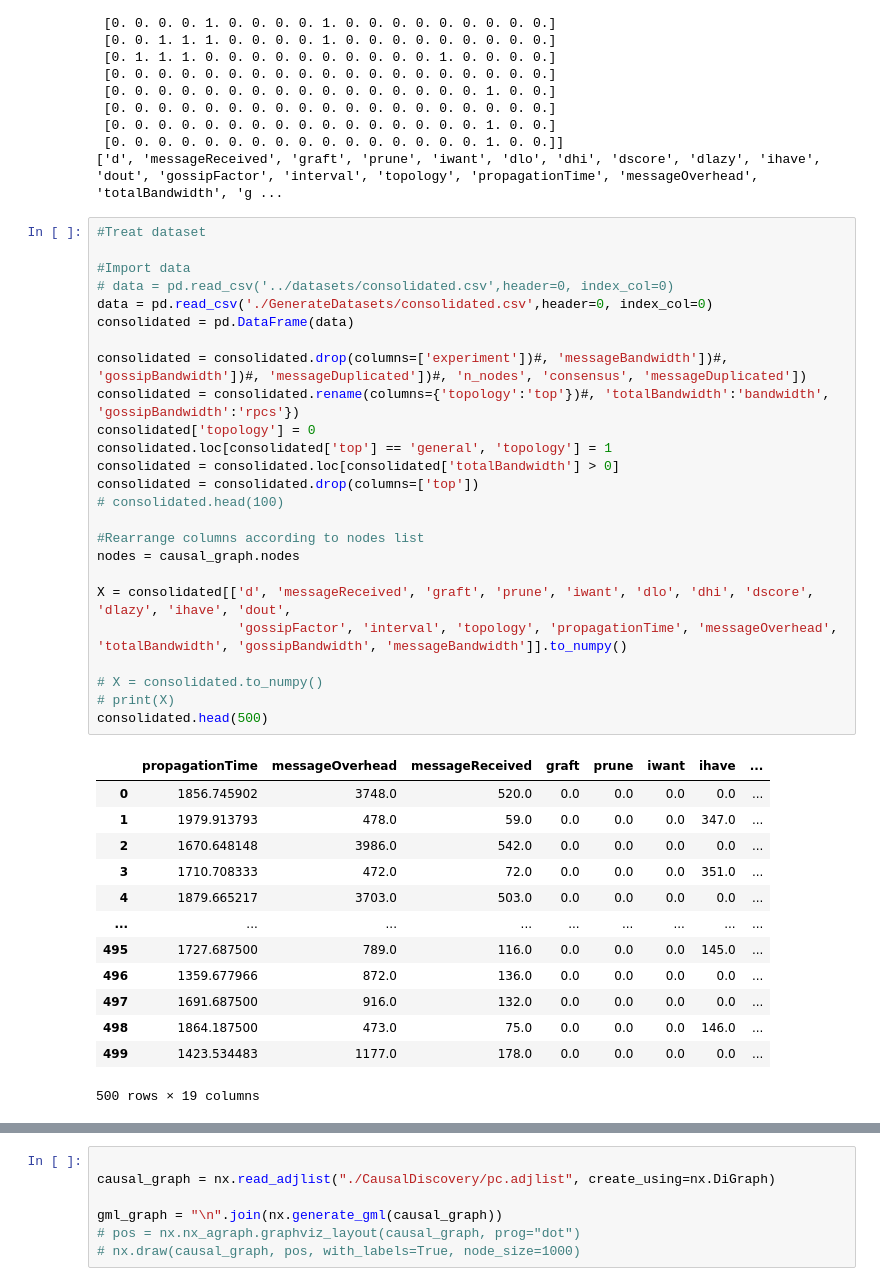
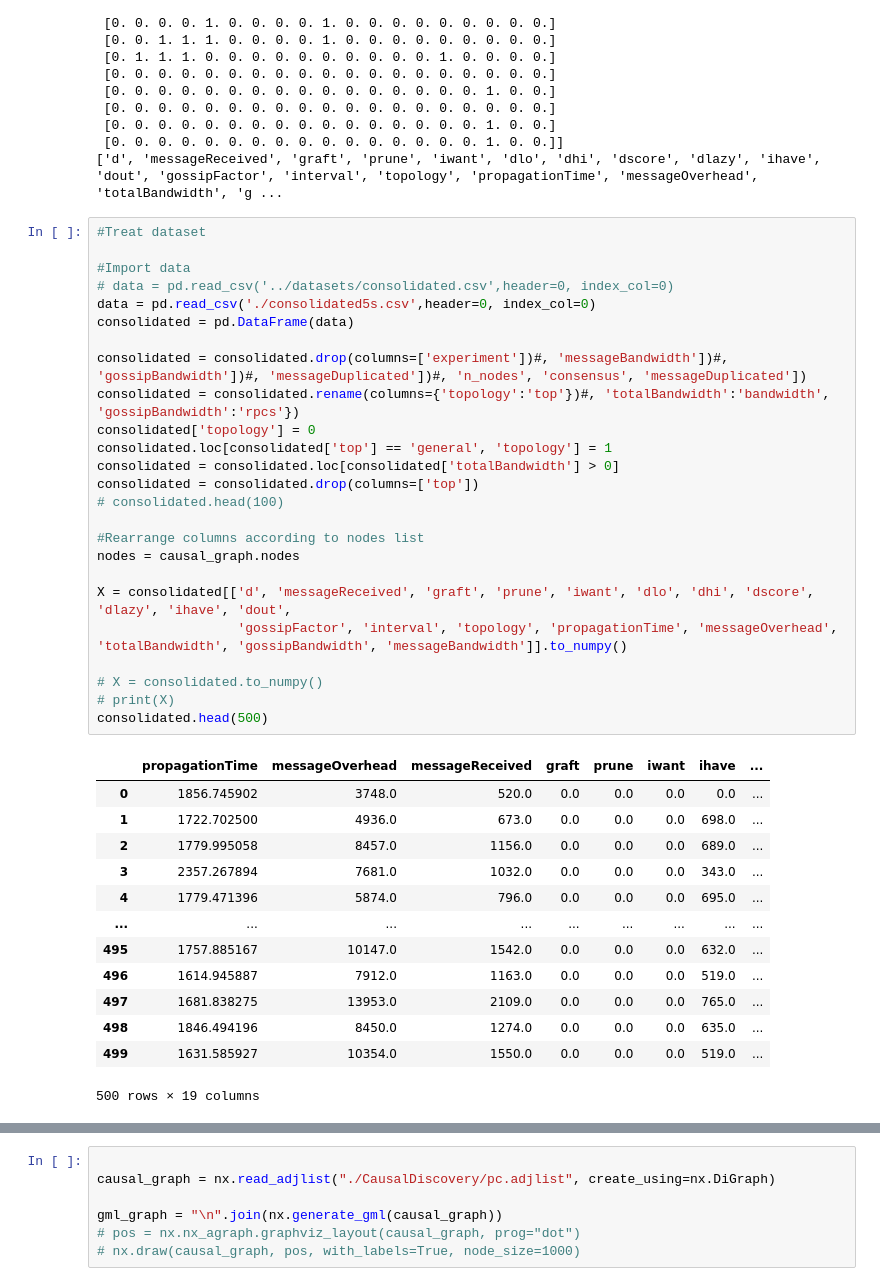
Before and after one commit to FlavScheidt/flexi-pipe, a Jupyter notebook: data/CausalAnalysis/ModelEvaluation.ipynb, the cells around one changed output, grey strips where cells are left out. Drawn from its saved outputs; the diff is of its cells as text.

```diff
--- a/data/CausalAnalysis/ModelEvaluation.ipynb
+++ b/data/CausalAnalysis/ModelEvaluation.ipynb
@@ -93,41 +93,41 @@ print(causal_graph.nodes)
 # %%
 #Treat dataset
 
 #Import data
 # data = pd.read_csv('../datasets/consolidated.csv',header=0, index_col=0)
-data = pd.read_csv('./GenerateDatasets/consolidated.csv',header=0, index_col=0)
+data = pd.read_csv('./consolidated5s.csv',header=0, index_col=0)
 consolidated = pd.DataFrame(data)
 
 consolidated = consolidated.drop(columns=['experiment'])#, 'messageBandwidth'])#, 'gossipBandwidth'])#, 'messageDuplicated'])#, 'n_nodes', 'consensus', 'messageDuplicated'])
 consolidated = consolidated.rename(columns={'topology':'top'})#, 'totalBandwidth':'bandwidth', 'gossipBandwidth':'rpcs'})
 consolidated['topology'] = 0
 consolidated.loc[consolidated['top'] == 'general', 'topology'] = 1
 consolidated = consolidated.loc[consolidated['totalBandwidth'] > 0]
 consolidated = consolidated.drop(columns=['top'])
 # consolidated.head(100)
 
 #Rearrange columns according to nodes list
 nodes = causal_graph.nodes
 
 X = consolidated[['d', 'messageReceived', 'graft', 'prune', 'iwant', 'dlo', 'dhi', 'dscore', 'dlazy', 'ihave', 'dout',
                   'gossipFactor', 'interval', 'topology', 'propagationTime', 'messageOverhead', 'totalBandwidth', 'gossipBandwidth', 'messageBandwidth']].to_numpy()
 
 # X = consolidated.to_numpy()
 # print(X)
 consolidated.head(500)
 # %% [output]
 |  | propagationTime | messageOverhead | messageReceived | graft | prune | iwant | ihave | ... |
 | 0 | 1856.745902 | 3748.0 | 520.0 | 0.0 | 0.0 | 0.0 | 0.0 | ... |
-| 1 | 1979.913793 | 478.0 | 59.0 | 0.0 | 0.0 | 0.0 | 347.0 | ... |
-| 2 | 1670.648148 | 3986.0 | 542.0 | 0.0 | 0.0 | 0.0 | 0.0 | ... |
-| 3 | 1710.708333 | 472.0 | 72.0 | 0.0 | 0.0 | 0.0 | 351.0 | ... |
-| 4 | 1879.665217 | 3703.0 | 503.0 | 0.0 | 0.0 | 0.0 | 0.0 | ... |
+| 1 | 1722.702500 | 4936.0 | 673.0 | 0.0 | 0.0 | 0.0 | 698.0 | ... |
+| 2 | 1779.995058 | 8457.0 | 1156.0 | 0.0 | 0.0 | 0.0 | 689.0 | ... |
+| 3 | 2357.267894 | 7681.0 | 1032.0 | 0.0 | 0.0 | 0.0 | 343.0 | ... |
+| 4 | 1779.471396 | 5874.0 | 796.0 | 0.0 | 0.0 | 0.0 | 695.0 | ... |
 | ... | ... | ... | ... | ... | ... | ... | ... | ... |
-| 495 | 1727.687500 | 789.0 | 116.0 | 0.0 | 0.0 | 0.0 | 145.0 | ... |
-| 496 | 1359.677966 | 872.0 | 136.0 | 0.0 | 0.0 | 0.0 | 0.0 | ... |
-| 497 | 1691.687500 | 916.0 | 132.0 | 0.0 | 0.0 | 0.0 | 0.0 | ... |
-| 498 | 1864.187500 | 473.0 | 75.0 | 0.0 | 0.0 | 0.0 | 146.0 | ... |
-| 499 | 1423.534483 | 1177.0 | 178.0 | 0.0 | 0.0 | 0.0 | 0.0 | ... |
+| 495 | 1757.885167 | 10147.0 | 1542.0 | 0.0 | 0.0 | 0.0 | 632.0 | ... |
+| 496 | 1614.945887 | 7912.0 | 1163.0 | 0.0 | 0.0 | 0.0 | 519.0 | ... |
+| 497 | 1681.838275 | 13953.0 | 2109.0 | 0.0 | 0.0 | 0.0 | 765.0 | ... |
+| 498 | 1846.494196 | 8450.0 | 1274.0 | 0.0 | 0.0 | 0.0 | 635.0 | ... |
+| 499 | 1631.585927 | 10354.0 | 1550.0 | 0.0 | 0.0 | 0.0 | 519.0 | ... |
 500 rows × 19 columns
 # %%
 axes = pd.plotting.scatter_matrix(consolidated, figsize=(10, 10), c='#ff0d57', alpha=0.2, hist_kwds={'color':['#1E88E5']});
```
Also changed, not shown: parts of 3 cells of this notebook, 26 other files.
